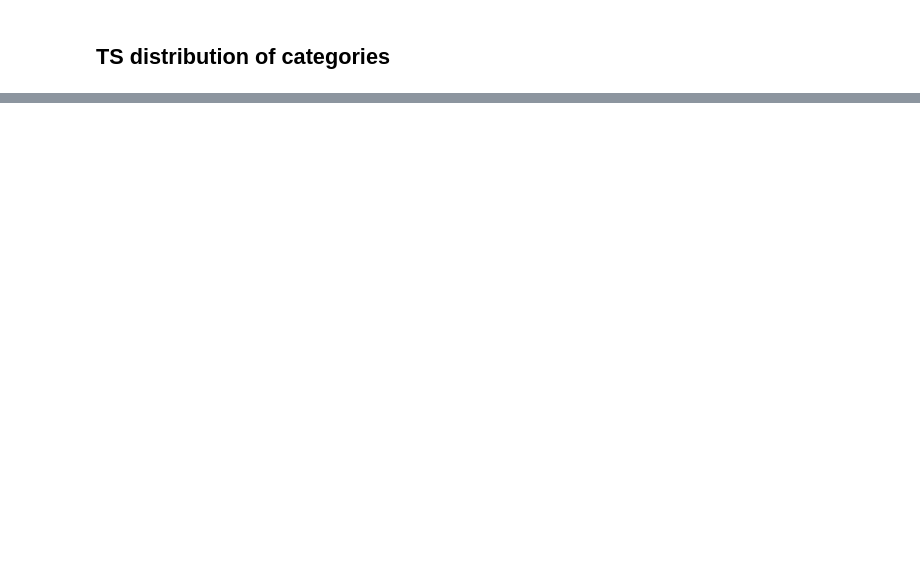
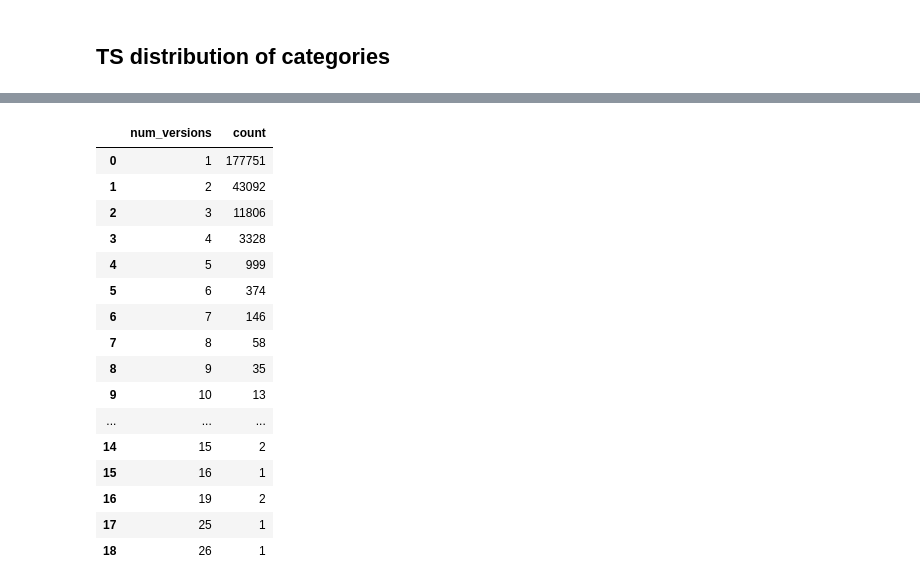
Before and after one commit to MRCIEU/biorxiv-medrxiv-tdm, a Jupyter notebook: analysis/analysis_metadata.ipynb, the cells around one changed output, grey strips where cells are left out. Cells and saved outputs as stored; diff of their text form; code cells hidden in the pictures; blank space fills up the shorter version.

```diff
--- a/analysis/analysis_metadata.ipynb
+++ b/analysis/analysis_metadata.ipynb
@@ -264,0 +360,5 @@ alt.Chart(df_ts_cat_sum).mark_bar() \
+# %%
+df_versions = metadata_results[["doi", "version"]].dropna() \
+    .groupby(["doi"]).size().rename("num_versions") \
+    .sort_values(ascending=False).to_frame().reset_index(drop=False)
+df_versions
@@ -264,0 +379,22 @@ alt.Chart(df_ts_cat_sum).mark_bar() \
+# %%
+df_versions_sum = df_versions.groupby("num_versions") \
+    .size().rename("count").to_frame().reset_index(drop=False)
+df_versions_sum
+# %% [output]
+|  | num_versions | count |
+| 0 | 1 | 177751 |
+| 1 | 2 | 43092 |
+| 2 | 3 | 11806 |
+| 3 | 4 | 3328 |
+| 4 | 5 | 999 |
+| 5 | 6 | 374 |
+| 6 | 7 | 146 |
+| 7 | 8 | 58 |
+| 8 | 9 | 35 |
+| 9 | 10 | 13 |
+| ... | ... | ... |
+| 14 | 15 | 2 |
+| 15 | 16 | 1 |
+| 16 | 19 | 2 |
+| 17 | 25 | 1 |
+| 18 | 26 | 1 |
```
Also changed, not shown: parts of 16 cells of this notebook.
